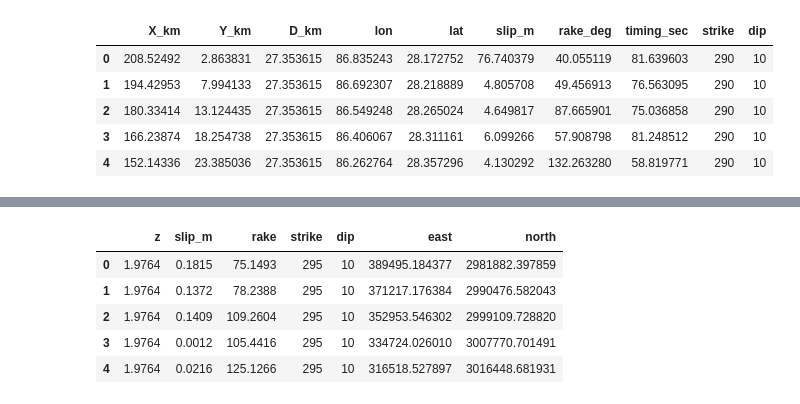
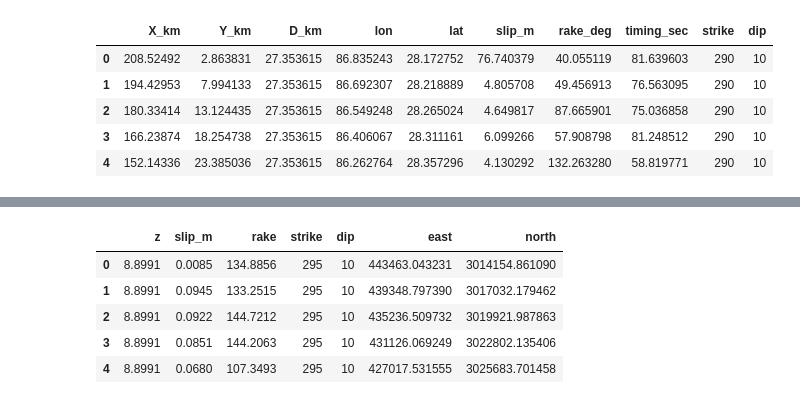
Before and after one commit to cossatot/nepal_eq_2015_stress, a Jupyter notebook: notebooks/3_fault_dataset_combine.ipynb, the cells around one changed output, grey strips where cells are left out. Cells and saved outputs as stored; diff of their text form; code cells hidden in the pictures.

```diff
--- a/notebooks/3_fault_dataset_combine.ipynb
+++ b/notebooks/3_fault_dataset_combine.ipynb
@@ -64,7 +84,11 @@ htm.tail()
 # %%
 htm['slip_m'] = 0.05
 # %%
-ff = fsp[['z', 'slip_m', 'rake', 'strike', 'dip']]
+fhm = hay[['z', 'slip_m', 'rake', 'strike', 'dip']]
+fha = haf[['z', 'slip_m', 'rake', 'strike', 'dip']]
+
+fzm = zm[['D_km', 'slip_m', 'rake_deg', 'strike', 'dip']]
+fza = za[['D_km', 'slip_m', 'rake_deg', 'strike', 'dip']]
 
 #ff.columns=['east', 'north', 'depth', 'slip_m', 'rake', 'strike', 'dip']
 # %%
@@ -75,9 +119,9 @@ ff['east'], ff['north'] = pj.transform(wgs84, utm45, fsp.lon.values, fsp.lat.val
 # %%
-ff.head()
+fha.head()
 # %% [output]
 |  | z | slip_m | rake | strike | dip | east | north |
-| 0 | 1.9764 | 0.1815 | 75.1493 | 295 | 10 | 389495.184377 | 2981882.397859 |
-| 1 | 1.9764 | 0.1372 | 78.2388 | 295 | 10 | 371217.176384 | 2990476.582043 |
-| 2 | 1.9764 | 0.1409 | 109.2604 | 295 | 10 | 352953.546302 | 2999109.728820 |
-| 3 | 1.9764 | 0.0012 | 105.4416 | 295 | 10 | 334724.026010 | 3007770.701491 |
-| 4 | 1.9764 | 0.0216 | 125.1266 | 295 | 10 | 316518.527897 | 3016448.681931 |
+| 0 | 8.8991 | 0.0085 | 134.8856 | 295 | 10 | 443463.043231 | 3014154.861090 |
+| 1 | 8.8991 | 0.0945 | 133.2515 | 295 | 10 | 439348.797390 | 3017032.179462 |
+| 2 | 8.8991 | 0.0922 | 144.7212 | 295 | 10 | 435236.509732 | 3019921.987863 |
+| 3 | 8.8991 | 0.0851 | 144.2063 | 295 | 10 | 431126.069249 | 3022802.135406 |
+| 4 | 8.8991 | 0.0680 | 107.3493 | 295 | 10 | 427017.531555 | 3025683.701458 |
```
Also changed, not shown: parts of 24 cells of this notebook, 4 other files.
